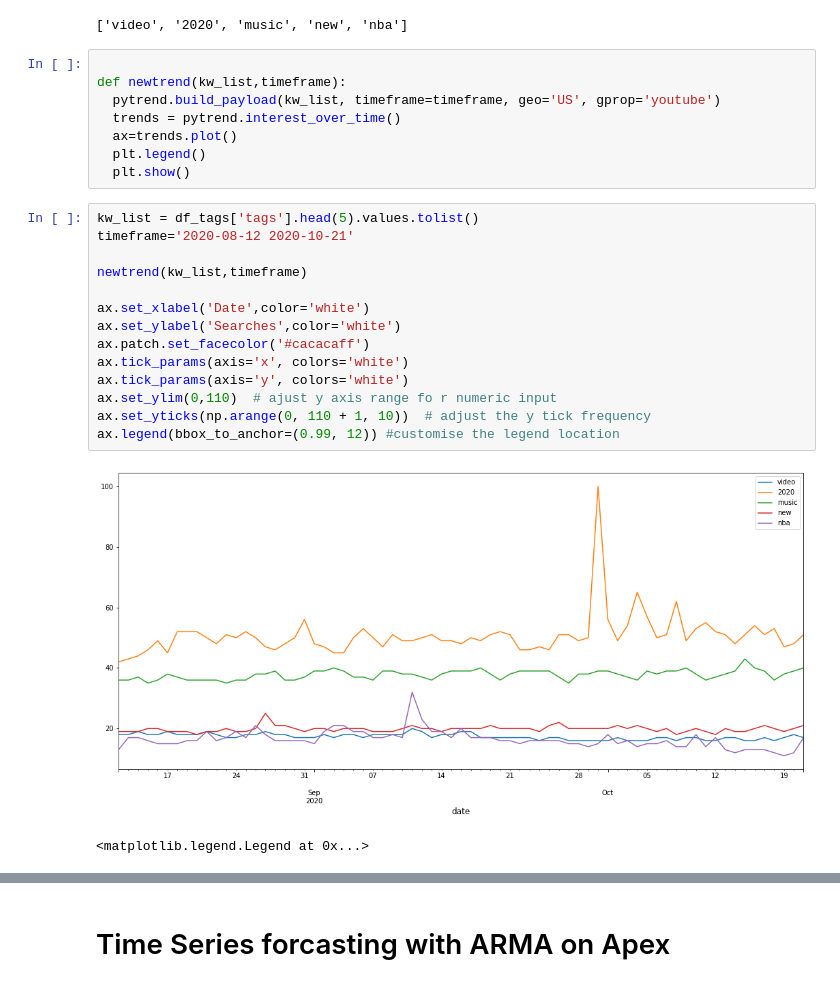
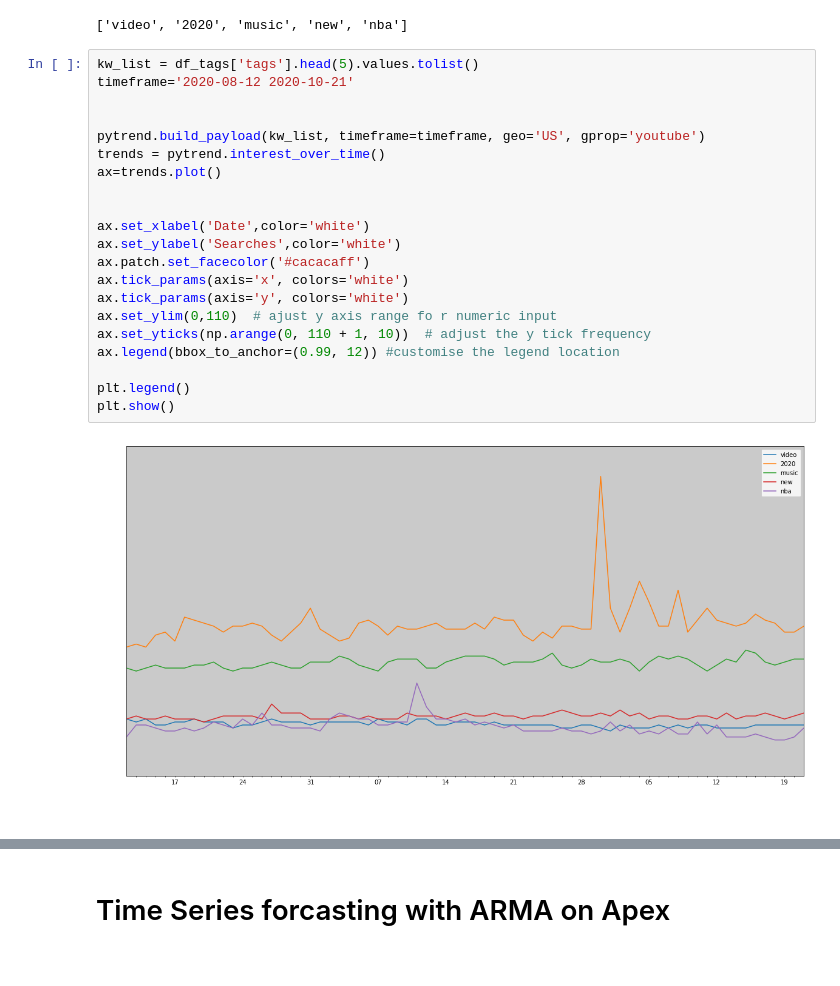
Before and after one commit to m677s345/EECS_731_SEMESTER_PROJECT_TRENDING, a Jupyter notebook: EECS_731__Semester_Project.ipynb, the cells around one changed output, grey strips where cells are left out. Cells and saved outputs as stored; diff of their text form.

```diff
--- a/EECS_731__Semester_Project.ipynb
+++ b/EECS_731__Semester_Project.ipynb
@@ -608,29 +577,27 @@ kw_list = df_tags['tags'].head(5).values.tolist()
 print(kw_list)
 # %% [output]
 ['video', '2020', 'music', 'new', 'nba']
-# %%
-
-def newtrend(kw_list,timeframe):
-  pytrend.build_payload(kw_list, timeframe=timeframe, geo='US', gprop='youtube')
-  trends = pytrend.interest_over_time()
-  ax=trends.plot()
-  plt.legend()
-  plt.show()
 # %%
 kw_list = df_tags['tags'].head(5).values.tolist()
 timeframe='2020-08-12 2020-10-21'
 
-newtrend(kw_list,timeframe)
+
+pytrend.build_payload(kw_list, timeframe=timeframe, geo='US', gprop='youtube')
+trends = pytrend.interest_over_time()
+ax=trends.plot()
+
 
 ax.set_xlabel('Date',color='white')
 ax.set_ylabel('Searches',color='white')
 ax.patch.set_facecolor('#cacacaff')
 ax.tick_params(axis='x', colors='white')
 ax.tick_params(axis='y', colors='white')
 ax.set_ylim(0,110)  # ajust y axis range fo r numeric input
 ax.set_yticks(np.arange(0, 110 + 1, 10))  # adjust the y tick frequency
 ax.legend(bbox_to_anchor=(0.99, 12)) #customise the legend location
+
+plt.legend()
+plt.show()
 # %% [output]
-[figure, old version]
+[figure, new version]
-<matplotlib.legend.Legend at 0x...>
 # %%
```
Also changed, not shown: parts of 20 cells of this notebook.
